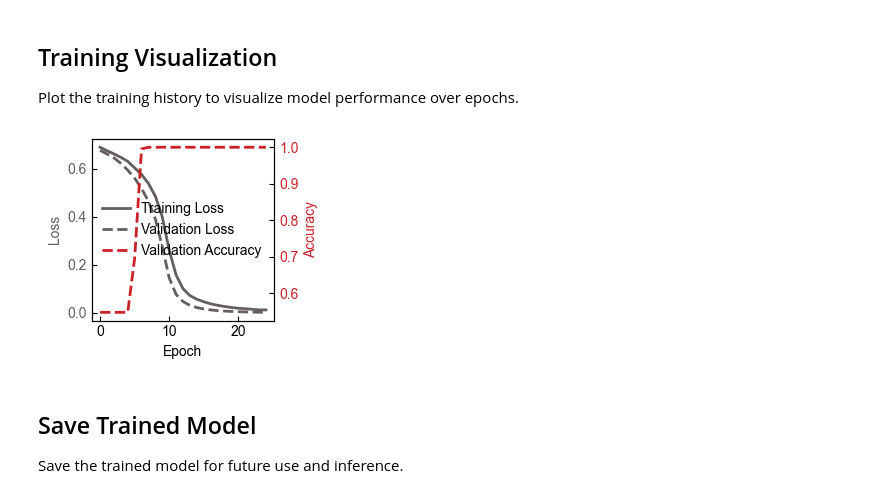
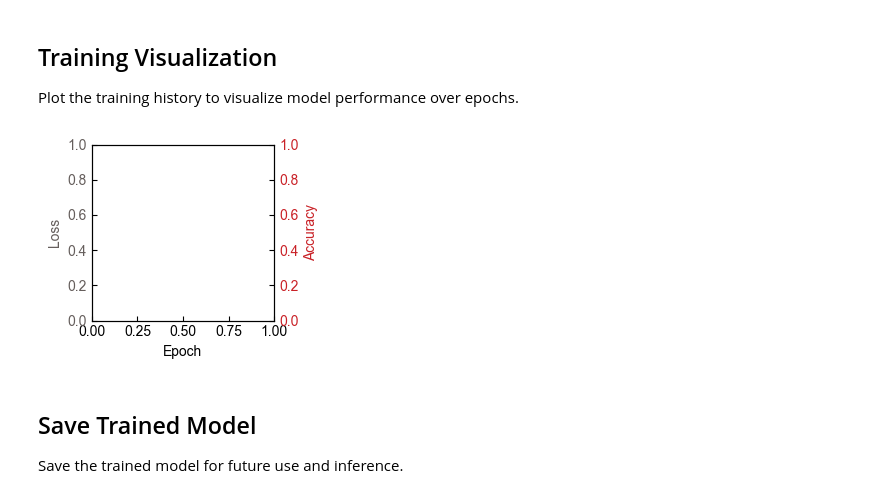
Before and after one commit to BailabUNC/SpectraDerma, a Jupyter notebook: notebooks/Training.ipynb, the cells around one changed output. Cells and saved outputs as stored; diff of their text form; code cells hidden in the pictures.

```diff
--- a/notebooks/Training.ipynb
+++ b/notebooks/Training.ipynb
@@ -272,39 +291,39 @@ Plot the training history to visualize model performance over epochs.
 # %%
 # Plot training history with twin y-axes
 fig, ax1 = plt.subplots(figsize=(3, 2.5))
 
 # Plot losses on left y-axis
 color1 = '#655e5c'
 ax1.set_xlabel('Epoch')
 ax1.set_ylabel('Loss', color=color1)
-ax1.plot(train_losses, color=color1, linestyle='-', label='Training Loss', linewidth=2)
-ax1.plot(val_losses, color=color1, linestyle='--', label='Validation Loss', linewidth=2)
+# ax1.plot(train_losses, color=color1, linestyle='-', label='Training Loss', linewidth=2)
+# ax1.plot(val_losses, color=color1, linestyle='--', label='Validation Loss', linewidth=2)
 
 # Create twin y-axis for accuracies
 ax2 = ax1.twinx()
 color2 = '#c92127'
 ax2.set_ylabel('Accuracy', color=color2)
-ax2.plot(val_accuracies, color=color2, linestyle='--', label='Validation Accuracy', linewidth=2)
+# ax2.plot(val_accuracies, color=color2, linestyle='--', label='Validation Accuracy', linewidth=2)
 # ax2.plot(train_accuracies, color=color2, linestyle='-', label='Training Accuracy', linewidth=2)
 
 ax1.tick_params(axis='x', direction='in')
 ax1.tick_params(axis='y', labelcolor=color1, direction='in')
 ax2.tick_params(axis='y', labelcolor=color2, direction='in')
 
 # Combine legends from both axes
 lines1, labels1 = ax1.get_legend_handles_labels()
 lines2, labels2 = ax2.get_legend_handles_labels()
 
 pos_ax = ax1.get_position()
 
 plt.tight_layout()
-plt.savefig('../figures/fig4/training_history.png', dpi=600, bbox_inches='tight', transparent=True)
+# plt.savefig('../figures/fig4/training_history.png', dpi=600, bbox_inches='tight', transparent=True)
 
 ax1.legend(lines1 + lines2, labels1 + labels2, loc='center right', frameon=False)
-plt.savefig('../figures/fig4/training_history.svg', dpi=600, bbox_inches='tight', transparent=True)
+# plt.savefig('../figures/fig4/training_history.svg', dpi=600, bbox_inches='tight', transparent=True)
 plt.show()
 # %% [output]
-[figure, old version]
+[figure, new version]
 # %% [markdown]
 ## Save Trained Model
 
```
Also changed, not shown: parts of 12 cells of this notebook.
